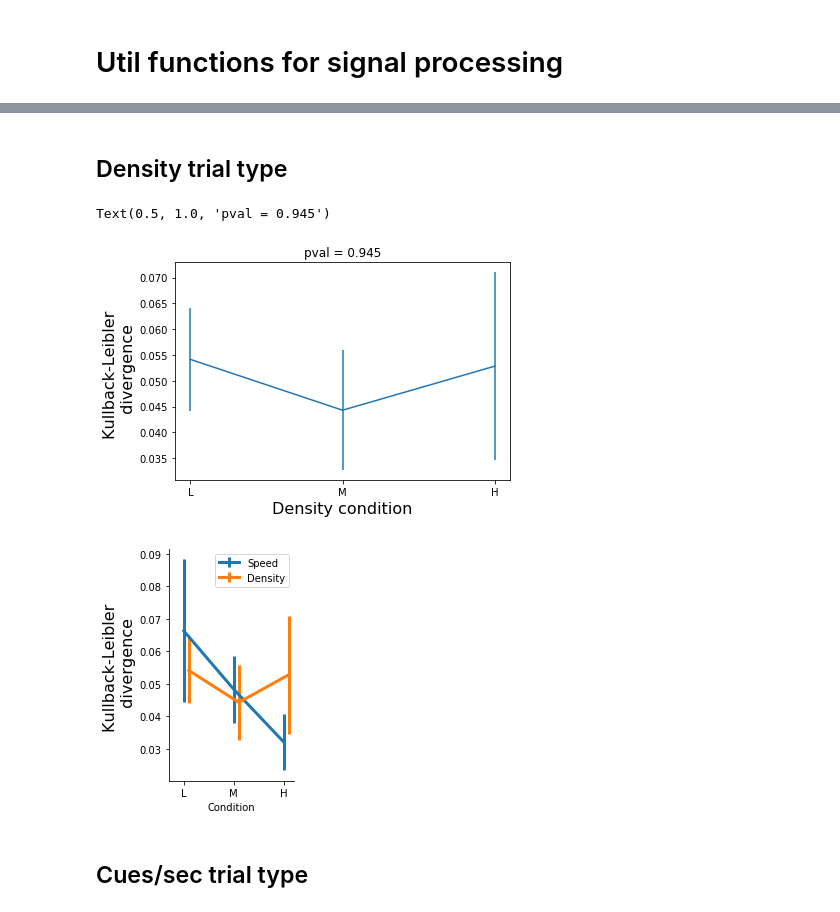
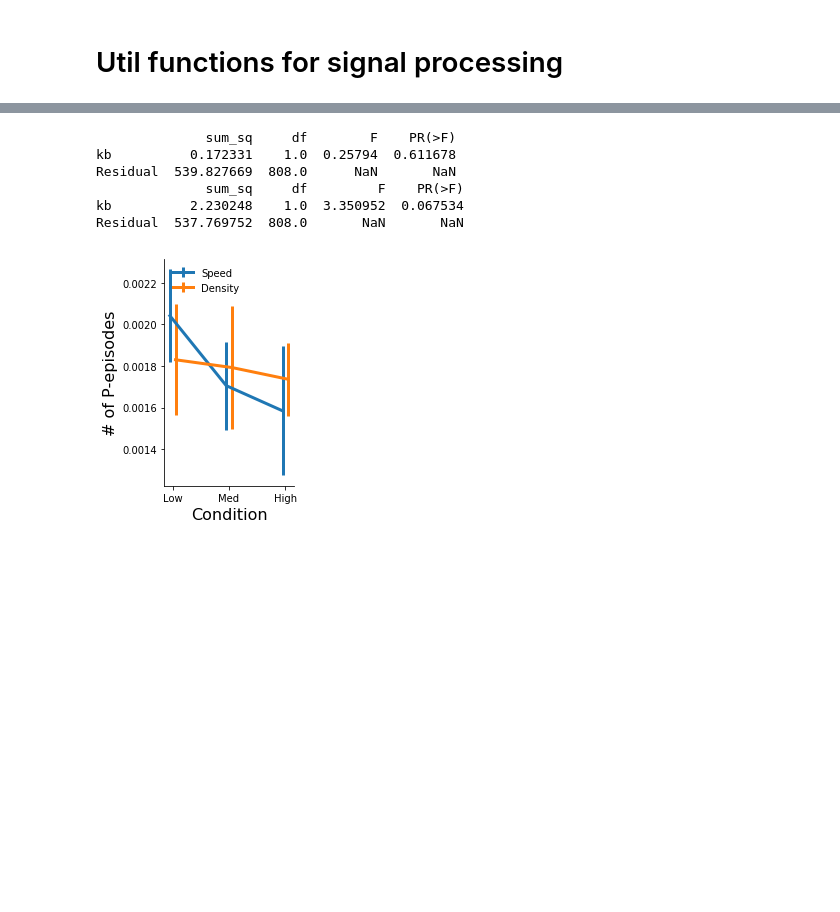
Before and after one commit to DiogoSantosPata/normaliser, a Jupyter notebook: Compute_theta_gamma_coupling.ipynb, the cells around one changed output, grey strips where cells are left out. Cells and saved outputs as stored; diff of their text form; code cells hidden in the pictures; blank space fills up the shorter version.

```diff
--- a/Compute_theta_gamma_coupling.ipynb
+++ b/Compute_theta_gamma_coupling.ipynb
@@ -388,2 +152,0 @@ Text(0.5, 1.0, 'pval = 0.11')
-# %% [markdown]
-## Density trial type
@@ -431,19 +152,0 @@ for sub in range(len(p_epi_all_phase)):
-# %%
-K_L_all = np.array(K_L_all)
-
-mmm_density = np.mean(K_L_all,0)
-sss_density = stats.sem(K_L_all,0 )
-
-plt.errorbar( range(mmm_density.size), mmm_density, yerr=sss_density )
-
-plt.xticks(  [0,1,2], ['L','M','H'])
-
-plt.xlabel('Density condition', fontsize=16)
-plt.ylabel('Kullback-Leibler \n divergence', fontsize=16)
-
-pval_density = stats.pearsonr(np.tile(np.arange(3),K_L_all.shape[0]) , K_L_all.reshape(K_L_all.size))[1]
-pval_density = np.round(pval_density,3)
-plt.title('pval = ' + str(pval_density))
-# %% [output]
-Text(0.5, 1.0, 'pval = 0.945')
-[figure, removed]
@@ -450,32 +189,50 @@ Text(0.5, 1.0, 'pval = 0.945')
+# %%
+log_pac = pd.DataFrame(log_pac, columns=['sub','density','speed','cuesec','cuesec_w','kb'] )
 # %%
 fig = plt.figure()
 ax = fig.add_subplot(111)
 
 fig.set_figheight(4)
 fig.set_figwidth(3)
 
+var_of_interst = 'kb'
 
-ax.errorbar( range(mmm_speed.size), mmm_speed, yerr=sss_speed, label='Speed',linewidth=3  )
-ax.errorbar( np.arange(mmm_density.size)+0.1, mmm_density, yerr=sss_density, label='Density',linewidth=3  )
+
+mmd = log_pac.groupby(['density']).median()[var_of_interst]
+mms = log_pac.groupby(['speed']).median()[var_of_interst]
+
+ssd = log_pac.groupby(['density']).sem()[var_of_interst]
+sss = log_pac.groupby(['speed']).sem()[var_of_interst]
+
+plt.errorbar(  np.arange(3)-0.05, mms, yerr=sss, label='Speed', linewidth=3 )
+plt.errorbar(  np.arange(3)+0.05, mmd, yerr=ssd, label='Density', linewidth=3  )
+
 
 ax.spines['right'].set_visible(False)
 ax.spines['top'].set_visible(False)
 
 
 plt.sca(ax)
-plt.xticks( range(3) , ['L','M','H'] )
 plt.legend( frameon=False, loc='upper left')
 
-plt.ylabel('Kullback-Leibler \n divergence', fontsize=16)
-plt.xlabel('Condition')
+plt.xlabel('Condition', fontsize=16)
+plt.ylabel('# of P-episodes', fontsize=16)
 
-plt.legend(loc='best')
-plt.xlim(-.3)
+plt.xticks(range(3), ['Low','Med','High'])
+
 plt.tight_layout()
+# plt.savefig('../Figures/theta_dominant_freq_both.pdf')
 
 
-# plt.savefig('../Figures/coupling_speed_and_density.pdf')
+cw_lm=ols('speed ~ ' + var_of_interst , data=log_pac).fit() #Specify C for Categorical
+print(sm.stats.anova_lm(cw_lm, typ=2))
+cw_lm=ols('density ~ ' + var_of_interst , data=log_pac).fit() #Specify C for Categorical
+print(sm.stats.anova_lm(cw_lm, typ=2))
 # %% [output]
+              sum_sq     df        F    PR(>F)
+kb          0.172331    1.0  0.25794  0.611678
+Residual  539.827669  808.0      NaN       NaN
+              sum_sq     df         F    PR(>F)
+kb          2.230248    1.0  3.350952  0.067534
+Residual  537.769752  808.0       NaN       NaN
-[figure, old version]
+[figure, new version]
-# %% [markdown]
-## Cues/sec trial type
```
Also changed, not shown: parts of 32 cells of this notebook, 5 other files.
